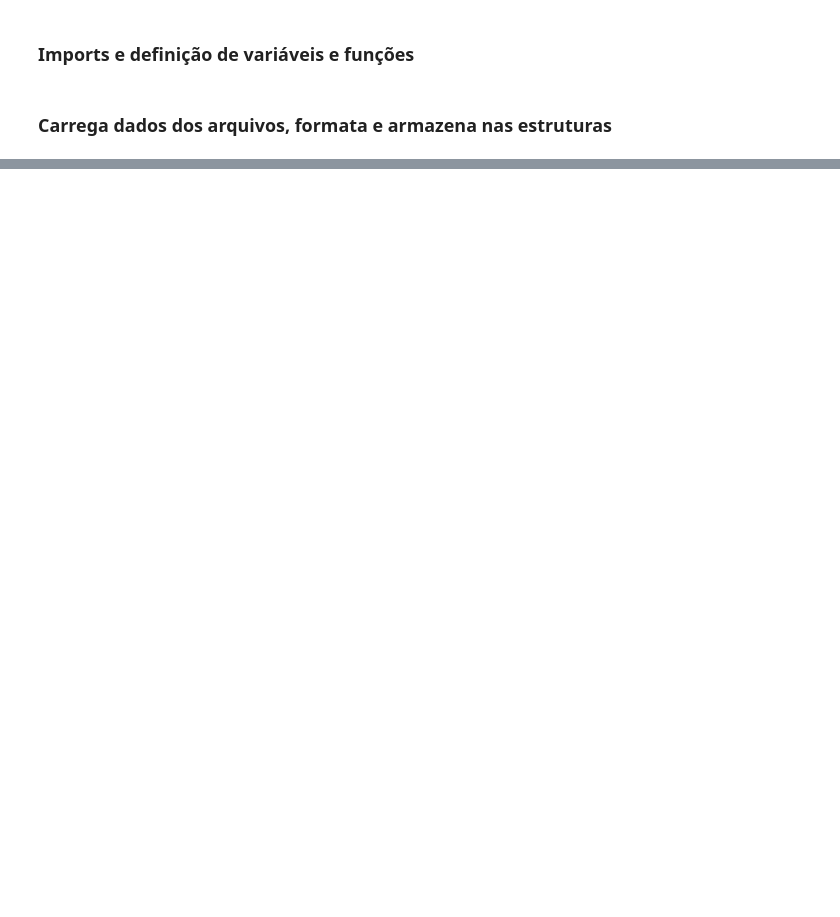
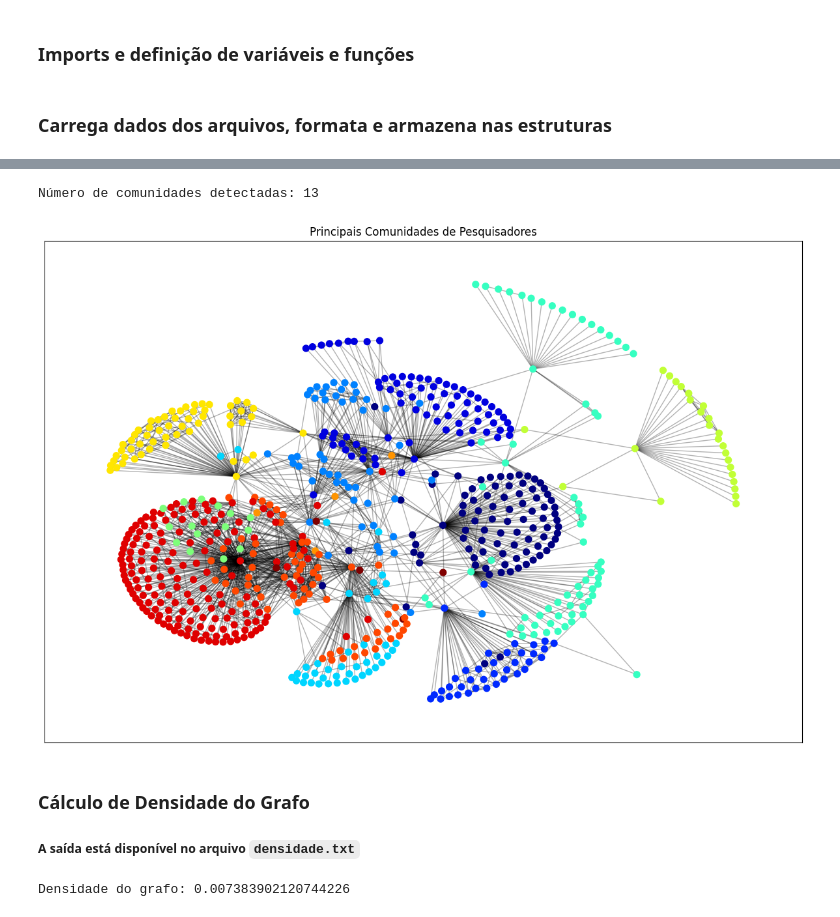
Before and after one commit to Gustavo-Campestrini/graphs, a Jupyter notebook: python/grafos.ipynb, the cells around one changed output, grey strips where cells are left out. Saved outputs shown, nothing was run; the diff lists cells and outputs as text; code cells hidden in the pictures; blank space fills up the shorter version.

```diff
--- a/python/grafos.ipynb
+++ b/python/grafos.ipynb
@@ -369,0 +464,8 @@ plt.show()
+# %%
+# Identificando clusters de pesquisadores que foram orientados
+with open("clustering.txt", "w+") as file:
+    file.write("Coeficiente de clusters para cada node de pesquisadores com o mesmo orientador\n")
+    print("Coeficiente de clusters para cada node de pesquisadores com o mesmo orientador")
+    clusters = nx.clustering(g_com_todos_os_individuos, nodes=autores_orientados_node_list)
+    file.write(f"Dados de clustering: {clusters}")
+    print(clusters)
@@ -369,0 +479,9 @@ plt.show()
+# %%
+# Calcula Degree Centrality
+with open("degree_centrality.txt", "w") as file:
+    file.write("Degree Centrality\n")
+    print("Degree Centrality")
+    degree_centrality = nx.degree_centrality(g_com_todos_os_individuos)
+    print(degree_centrality)
+    for node, centrality in degree_centrality.items():
+        file.write(f"{node}: {centrality}\n")
@@ -369,0 +495,9 @@ plt.show()
+# %%
+# Calcula Betweenness Centrality
+with open("betweenness_centrality.txt", "w") as file:
+    file.write("Betweenness Centrality\n")
+    print("Betweenness Centrality")
+    betweenness_centrality = nx.betweenness_centrality(g_com_todos_os_individuos)
+    print(betweenness_centrality)
+    for node, centrality in betweenness_centrality.items():
+        file.write(f"{node}: {centrality}\n")
@@ -369,0 +512,27 @@ plt.show()
+# %%
+# Identifica comunidades entre pesquisadores
+partition = community_louvain.best_partition(g_com_todos_os_individuos)
+plt.figure(figsize=(15, 10))
+colors = [partition[node] for node in g_com_todos_os_individuos.nodes]
+nx.draw_networkx_nodes(g_com_todos_os_individuos, pos, node_size=50, node_color=colors, cmap=plt.cm.jet)
+nx.draw_networkx_edges(g_com_todos_os_individuos, pos, alpha=0.3)
+# nx.draw_networkx_labels(g_com_todos_os_individuos, pos, labels=label_list, font_size=10)
+num_clusters = len(set(partition.values()))
+print(f'Número de comunidades detectadas: {num_clusters}')
+plt.title("Principais Comunidades de Pesquisadores")
+plt.show()
+# %% [output]
+Número de comunidades detectadas: 13
+[figure, added]
+# %% [markdown]
+### Cálculo de Densidade do Grafo
+##### A saída está disponível no arquivo `densidade.txt`
+# %%
+# Calcula a densidade do grafo
+with open("densidade.txt", "w") as file:
+    print("Densidade do grafo: ", end="")
+    densidade_grafo = nx.density(g_com_todos_os_individuos)
+    print(densidade_grafo)
+    file.write(f"Densidade do grafo: {densidade_grafo}")
+# %% [output]
+Densidade do grafo: 0.007383902120744226
```
Also changed, not shown: parts of 28 cells of this notebook, 6 other files.
